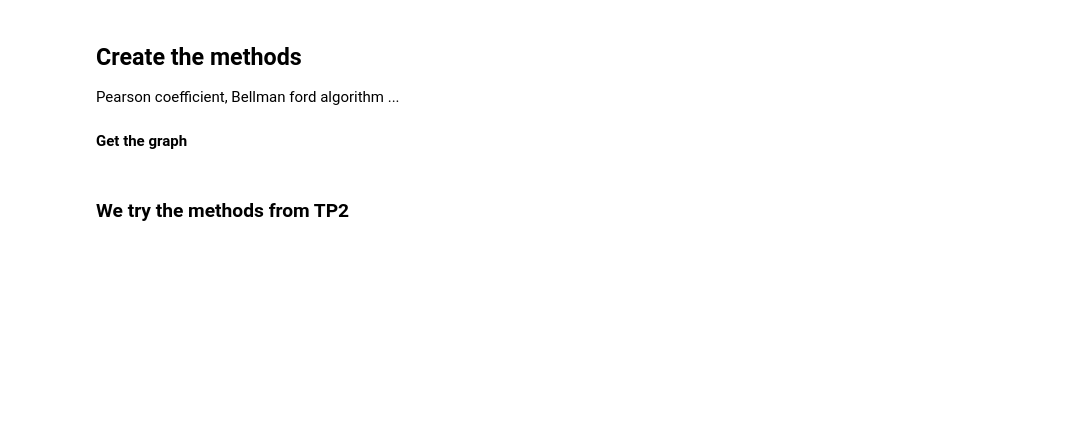
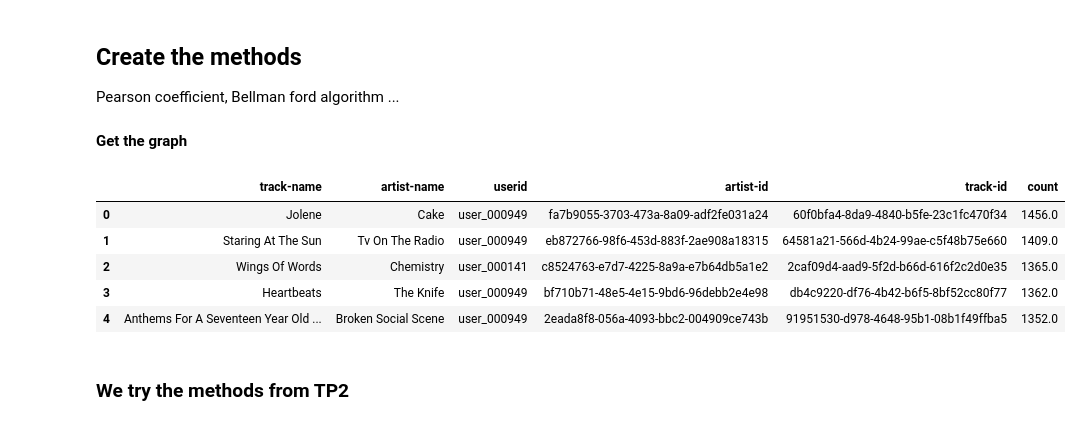
Before and after one commit to chloedia/Graph_Music_Recommendation, a Jupyter notebook: Main.ipynb, the cells around one changed output. Drawn from its saved outputs; the diff is of its cells as text; code cells hidden in the pictures; blank space fills up the shorter version.

```diff
--- a/Main.ipynb
+++ b/Main.ipynb
@@ -238,3 +242,16 @@ Pearson coefficient, Bellman ford algorithm ...
 # %%
 train_G  = nx.read_gml("saved_data/graph_user_tracks_train.gml")
 val_G  = nx.read_gml("saved_data/graph_user_tracks_val.gml")
+# %%
+#Concatenate the train and val sets summing the count for the same track and the same user
+new_val_user_id_logs_top = pd.concat([train_user_top_logs, val_user_id_logs_top], ignore_index=True)
+#sum count column for same track and same user
+new_val_user_id_logs_top.groupby(['userid', 'track-id']).sum('count')
+new_val_user_id_logs_top.head()
+# %% [output]
+|  | track-name | artist-name | userid | artist-id | track-id | count |
+| 0 | Jolene | Cake | user_000949 | fa7b9055-3703-473a-8a09-adf2fe031a24 | 60f0bfa4-8da9-4840-b5fe-23c1fc470f34 | 1456.0 |
+| 1 | Staring At The Sun | Tv On The Radio | user_000949 | eb872766-98f6-453d-883f-2ae908a18315 | 64581a21-566d-4b24-99ae-c5f48b75e660 | 1409.0 |
+| 2 | Wings Of Words | Chemistry | user_000141 | c8524763-e7d7-4225-8a9a-e7b64db5a1e2 | 2caf09d4-aad9-5f2d-b66d-616f2c2d0e35 | 1365.0 |
+| 3 | Heartbeats | The Knife | user_000949 | bf710b71-48e5-4e15-9bd6-96debb2e4e98 | db4c9220-df76-4b42-b6f5-8bf52cc80f77 | 1362.0 |
+| 4 | Anthems For A Seventeen Year Old ... | Broken Social Scene | user_000949 | 2eada8f8-056a-4093-bbc2-004909ce743b | 91951530-d978-4648-95b1-08b1f49ffba5 | 1352.0 |
```
Also changed, not shown: parts of 27 cells of this notebook, 7 other files.
